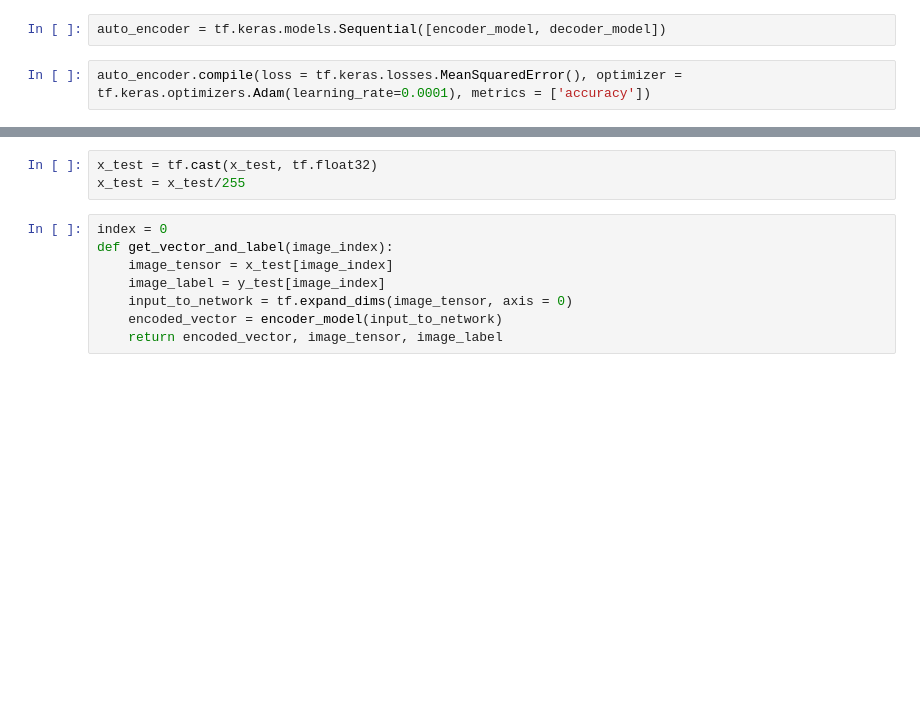
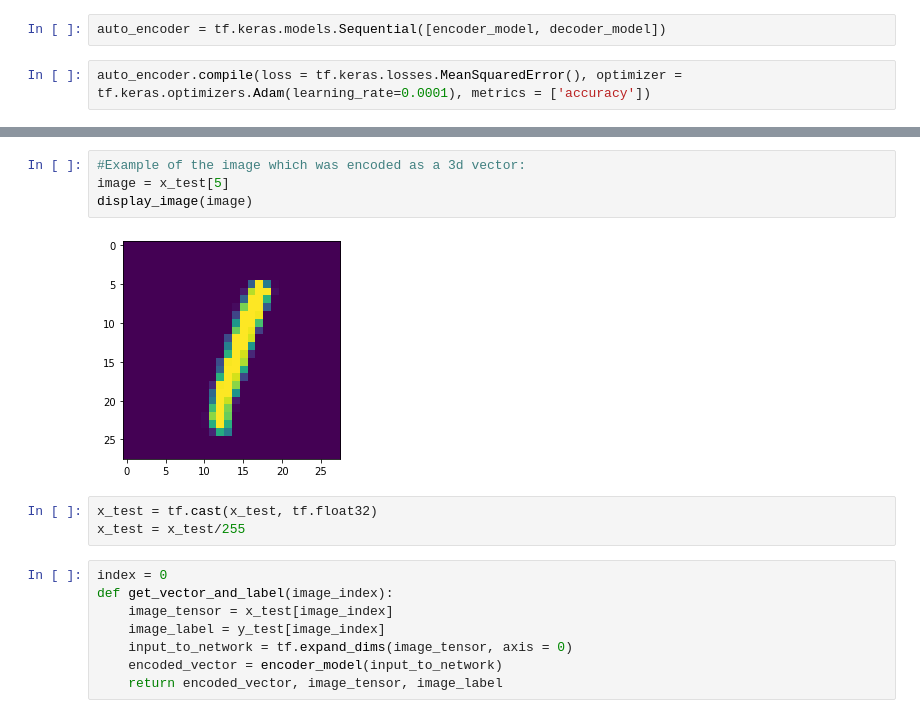
Before and after one commit to Allan2Fernandes/Image-Dimensionality-Reduction, a Jupyter notebook: 3d vector representation of images.ipynb, the cells around one changed output, grey strips where cells are left out. Drawn from its saved outputs; the diff is of its cells as text; blank space fills up the shorter version.

```diff
--- a/3d vector representation of images.ipynb
+++ b/3d vector representation of images.ipynb
@@ -64,4 +64,10 @@ Epoch 5/5
 <keras.callbacks.History at 0x...>
+# %%
+#Example of the image which was encoded as a 3d vector:
+image = x_test[5]
+display_image(image)
+# %% [output]
+[figure, added]
 # %%
 x_test = tf.cast(x_test, tf.float32)
 x_test = x_test/255
```
Also changed, not shown: parts of 3 cells of this notebook.
